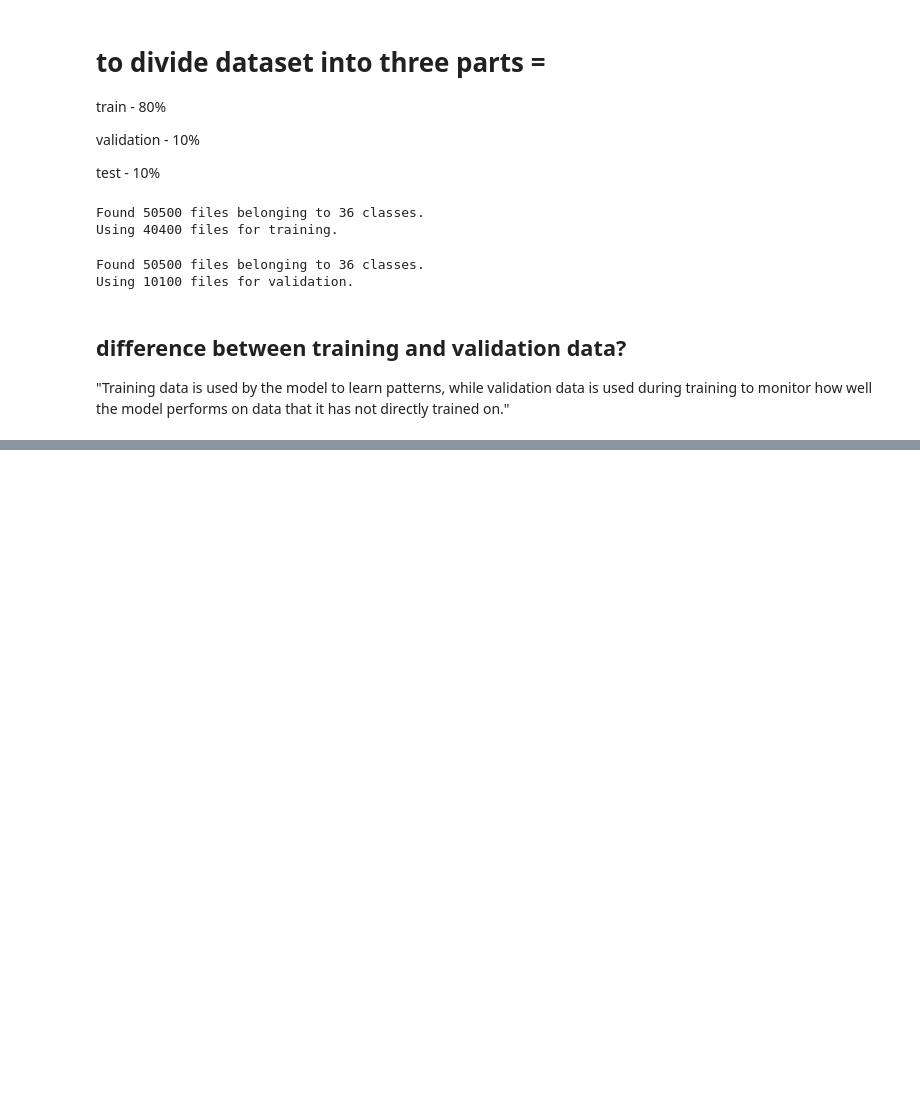
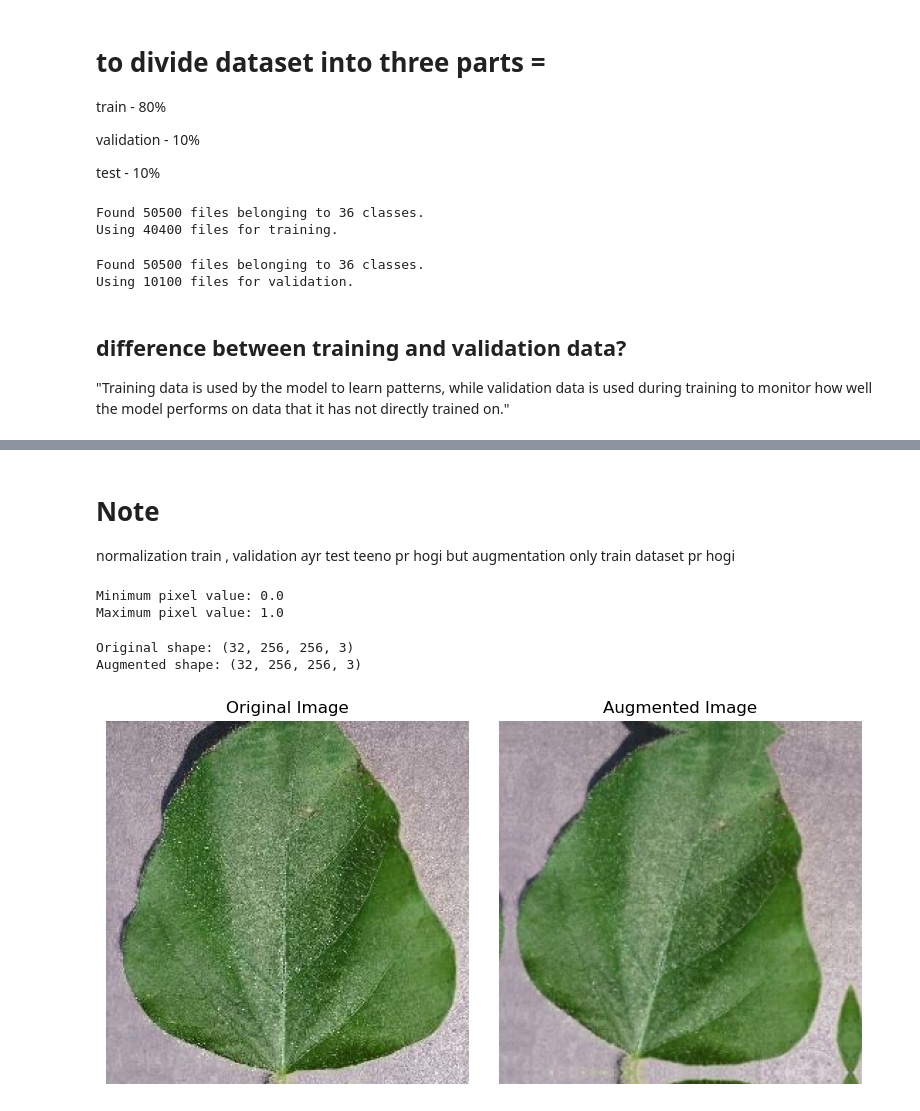
Before and after one commit to Shekashish/Krishi-Sahayak, a Jupyter notebook: ml/Plant_disease_detection/notebooks/02_data_preprocessing.ipynb, the cells around one changed output, grey strips where cells are left out. Saved outputs shown, nothing was run; the diff lists cells and outputs as text; code cells hidden in the pictures; blank space fills up the shorter version.

Commit message:
Complete data preprocessing pipeline

```diff
--- a/ml/Plant_disease_detection/notebooks/02_data_preprocessing.ipynb
+++ b/ml/Plant_disease_detection/notebooks/02_data_preprocessing.ipynb
@@ -73,0 +96,2 @@ Using 10100 files for validation.
+# %%
+normalization_layer = tf.keras.layers.Rescaling(1./255)  #means we are scaling the pixel values from 0-255 to 0-1  1. means pixel/255
@@ -73,0 +111,59 @@ Using 10100 files for validation.
+# %% [markdown]
+# Note
+
+normalization train , validation ayr test teeno pr hogi but augmentation only train dataset pr hogi
+# %%
+for images, labels in train_dataset.take(1):
+    print("Minimum pixel value:", tf.reduce_min(images).numpy())
+    print("Maximum pixel value:", tf.reduce_max(images).numpy())
+# %% [output]
+Minimum pixel value: 0.0
+Maximum pixel value: 1.0
+# %%
+data_augmentation = tf.keras.Sequential([
+    tf.keras.layers.Input(shape=(256, 256, 3)),
+    tf.keras.layers.RandomFlip("horizontal"),
+    tf.keras.layers.RandomRotation(0.1),
+    tf.keras.layers.RandomZoom(0.1)
+])
+# %%
+for images, labels in train_dataset.take(1):
+    augmented_images = data_augmentation(images)
+    print("Original shape:", images.shape)
+    print("Augmented shape:", augmented_images.shape)
+# %% [output]
+Original shape: (32, 256, 256, 3)
+Augmented shape: (32, 256, 256, 3)
+# %%
+for images, labels in train_dataset.take(1):
+    sample_image = images[0]
+    sample_label = labels[0]
+    break
+# %%
+# comparison between original image and augmented image
+
+# sample test
+import numpy as np
+
+sample_image_batch = tf.expand_dims(sample_image, axis=0)
+
+augmented_image_batch = data_augmentation(sample_image_batch)
+
+augmented_image = augmented_image_batch[0]
+
+plt.figure(figsize=(8, 4))
+
+plt.subplot(1, 2, 1)
+plt.imshow(sample_image)
+plt.title("Original Image")
+plt.axis("off")
+
+plt.subplot(1, 2, 2)
+plt.imshow(augmented_image)
+plt.title("Augmented Image")
+plt.axis("off")
+
+plt.tight_layout()
+plt.show()
+# %% [output]
+[figure, added]
```
Also changed, not shown: parts of 19 cells of this notebook.
